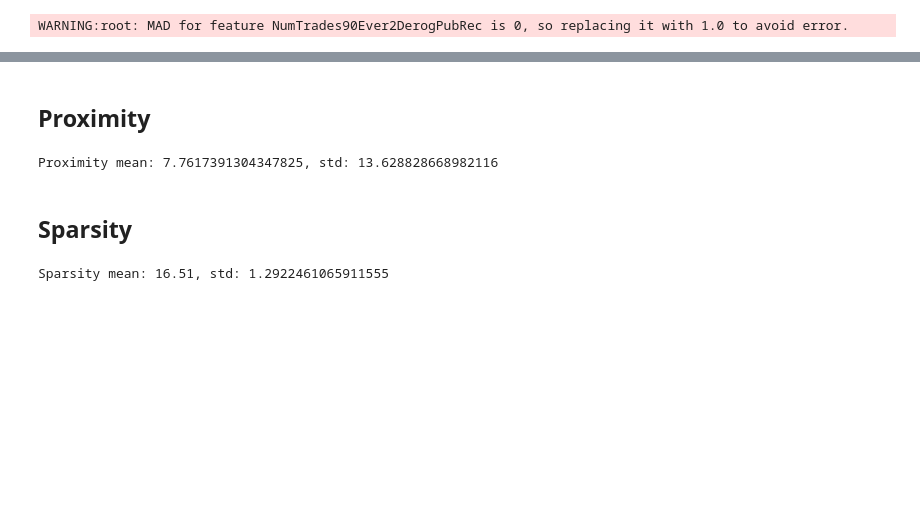
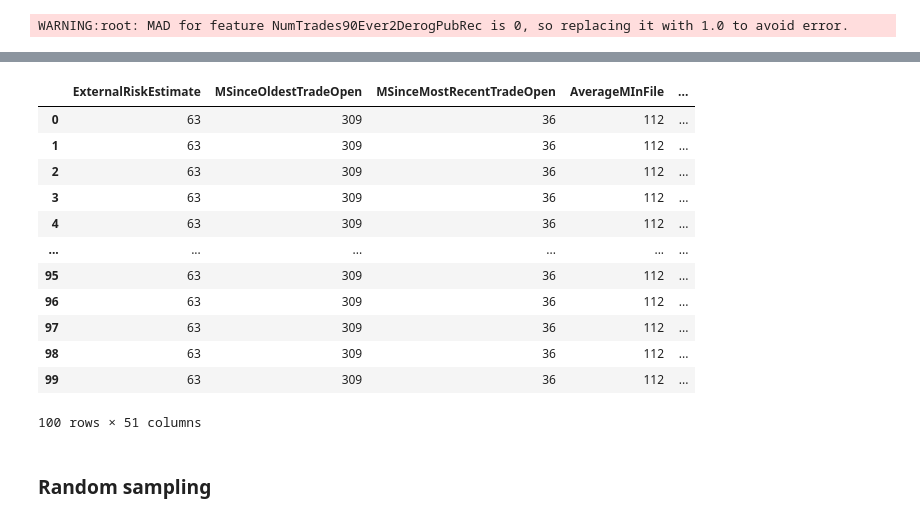
Before and after one commit to ruivieira/experiments, a Jupyter notebook: notebooks/counterfactuals/05-dice.ipynb, the cells around one changed output, grey strips where cells are left out. Drawn from its saved outputs; the diff is of its cells as text; code cells hidden in the pictures; blank space fills up the shorter version.

```diff
--- a/notebooks/counterfactuals/05-dice.ipynb
+++ b/notebooks/counterfactuals/05-dice.ipynb
@@ -106,5 +87,0 @@ exp_df['method'] = "DiCE-kdtree"
-# %%
-Xd = X.to_dict()
-names = list(Xd.keys())
-for i in range(len(names)):
-    exp_df.insert(i, names[i], Xd[names[i]][19])
@@ -146,25 +88,36 @@ array([[ 76.,  73.,   4.,  32.,  15.,   0.,   0., 100.,  -7.,   7.,   8.,
-# %% [markdown]
-## Proximity
-# %%
-import numpy as np
-
-diff_means = []
-for i in range(N):
-    diff = X.to_numpy() - exp_df[i,:].reshape(1, -1)
-    diff_means.append(abs(diff))
-
-print(f"Proximity mean: {np.mean(diff_means)}, std: {np.std(diff_means)}")
-# %% [output]
-Proximity mean: 7.7617391304347825, std: 13.628828668982116
-# %% [markdown]
-## Sparsity
-# %%
-diff_means = []
-
-for i in range(N):
-    diff = X.to_numpy() - exp_df[i,:].reshape(1, -1)
-    diff_means.append(np.count_nonzero(diff))
-
-print(f"Sparsity mean: {np.mean(diff_means)}, std: {np.std(diff_means)}")
-# %% [output]
-Sparsity mean: 16.51, std: 1.2922461065911555
+# %%
+def create_result_df(_model, _explanation, method: str, model_type: str):
+    exp_df = _explanation.cf_examples_list[0].final_cfs_df
+    if "RiskPerformance" in exp_df:
+        exp_df = exp_df.drop(columns=["RiskPerformance"])
+    probs = _model.predict_proba(exp_df)
+    exp_df = exp_df.add_prefix("Cf")
+    exp_df['GoalScore'] = probs[:, 1]
+    exp_df['GoalValue'] = 1
+    exp_df['GoalName'] = "RiskPerformance"
+    exp_df['method'] = method
+    exp_df['model'] = model_type
+    Xd = X.to_dict()
+    names = list(Xd.keys())
+    for i in range(len(names)):
+        exp_df.insert(i, names[i], list(Xd[names[i]].values())[0])
+    return exp_df
+# %%
+result_kdtree = create_result_df(model, explanation, "DiCE-kdtree", "XGBoost")
+result_kdtree
+# %% [output]
+|  | ExternalRiskEstimate | MSinceOldestTradeOpen | MSinceMostRecentTradeOpen | AverageMInFile | ... |
+| 0 | 63 | 309 | 36 | 112 | ... |
+| 1 | 63 | 309 | 36 | 112 | ... |
+| 2 | 63 | 309 | 36 | 112 | ... |
+| 3 | 63 | 309 | 36 | 112 | ... |
+| 4 | 63 | 309 | 36 | 112 | ... |
+| ... | ... | ... | ... | ... | ... |
+| 95 | 63 | 309 | 36 | 112 | ... |
+| 96 | 63 | 309 | 36 | 112 | ... |
+| 97 | 63 | 309 | 36 | 112 | ... |
+| 98 | 63 | 309 | 36 | 112 | ... |
+| 99 | 63 | 309 | 36 | 112 | ... |
+100 rows × 51 columns
+# %% [markdown]
+### Random sampling
```
Also changed, not shown: parts of 46 cells of this notebook.
